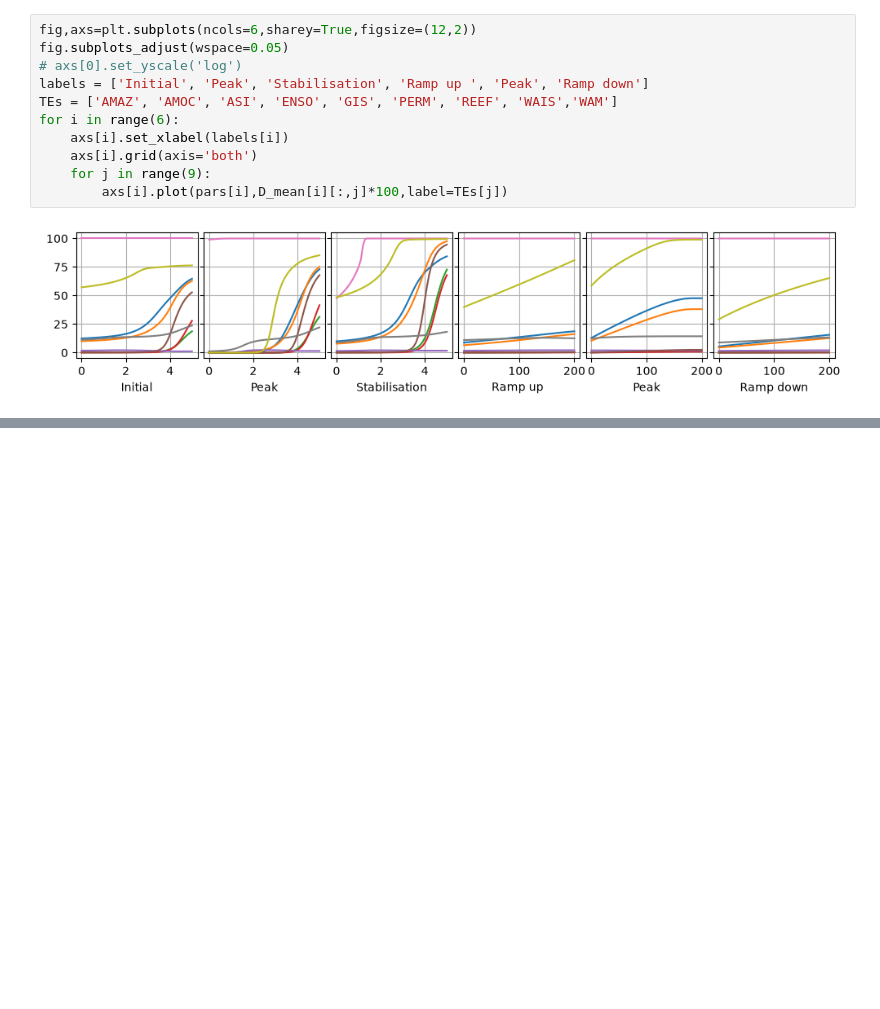
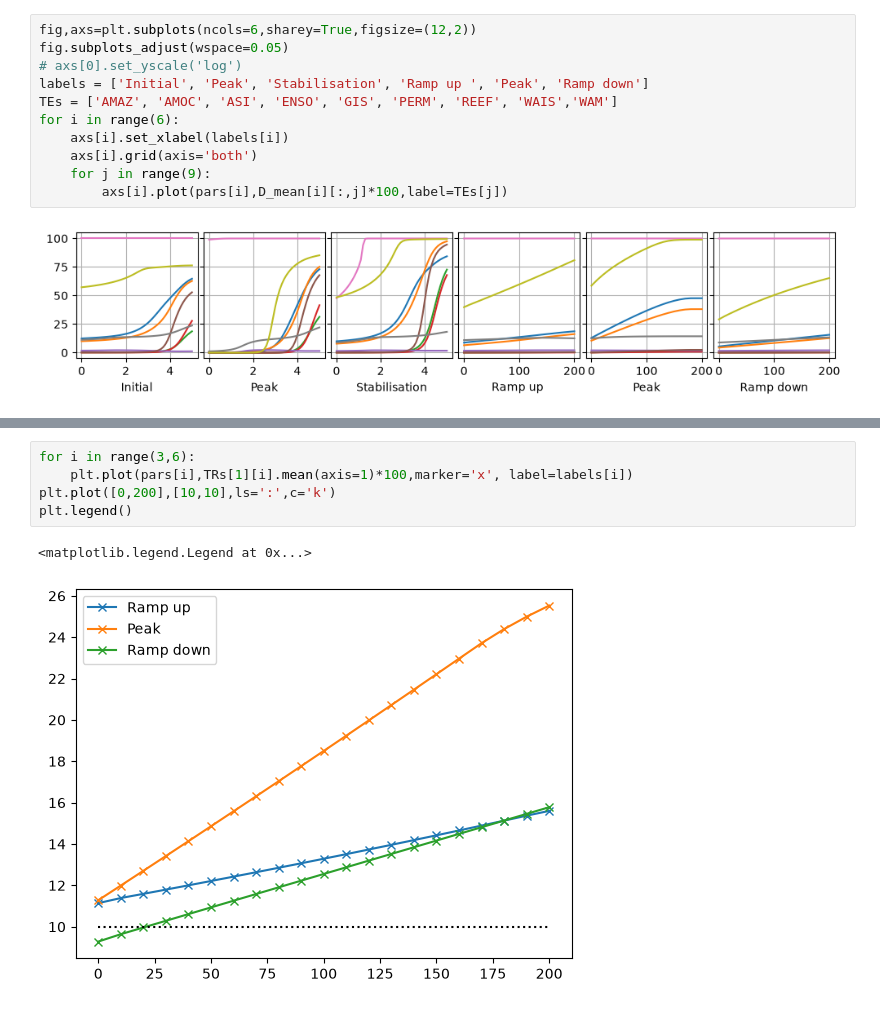
Before and after one commit to JBara97/NMaCh-TP, a Jupyter notebook: Code/Notebooks/Overshoots/1 - OAT sensitivity analysis.ipynb, the cells around one changed output, grey strips where cells are left out. Saved outputs shown, nothing was run; the diff lists cells and outputs as text; blank space fills up the shorter version.

```diff
--- a/Code/Notebooks/Overshoots/1 - OAT sensitivity analysis.ipynb
+++ b/Code/Notebooks/Overshoots/1 - OAT sensitivity analysis.ipynb
@@ -636,0 +696,8 @@ for i,b in enumerate(baselines):
+# %%
+for i in range(3,6):
+    plt.plot(pars[i],TRs[1][i].mean(axis=1)*100,marker='x', label=labels[i])
+plt.plot([0,200],[10,10],ls=':',c='k')
+plt.legend()
+# %% [output]
+<matplotlib.legend.Legend at 0x...>
+[figure, added]
```
Also changed, not shown: parts of 18 cells of this notebook.
